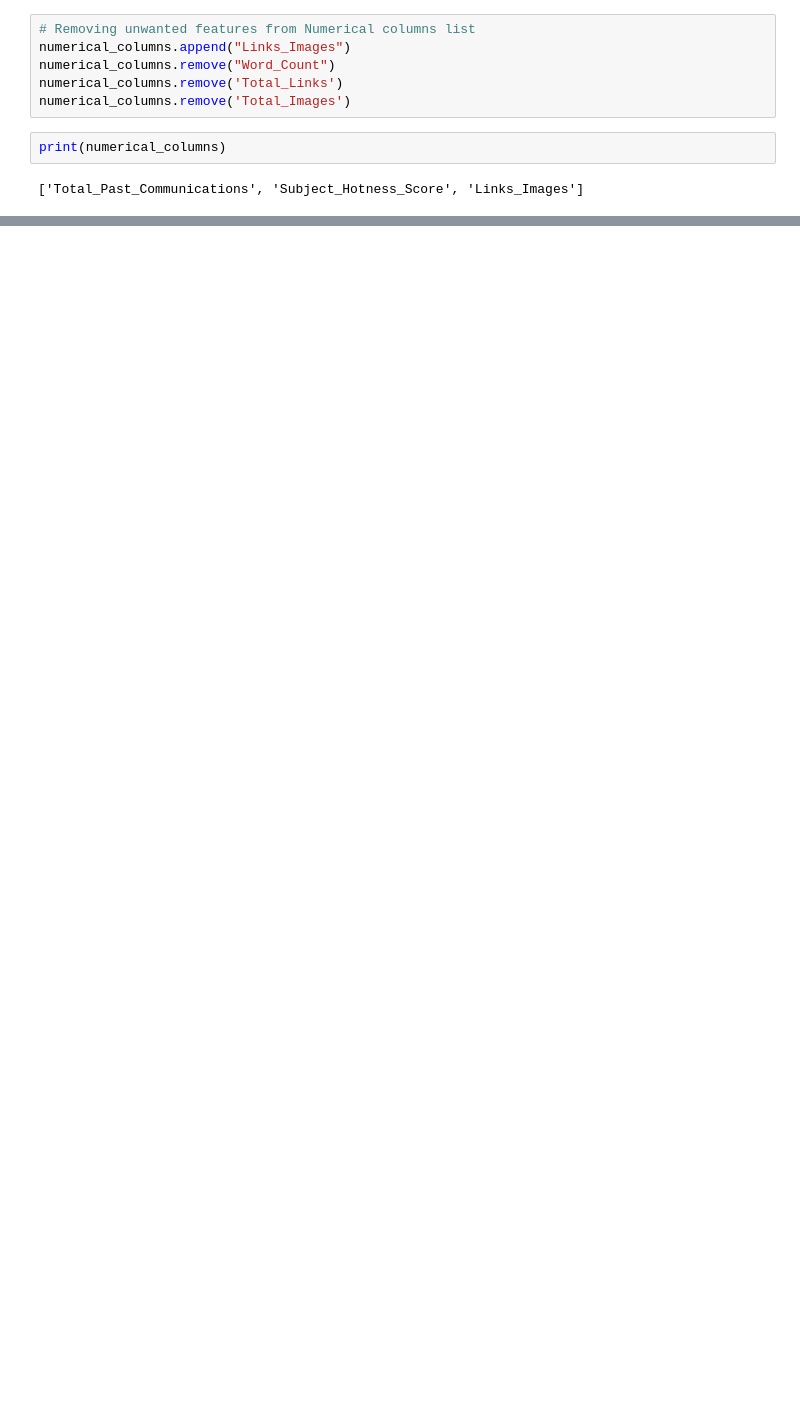
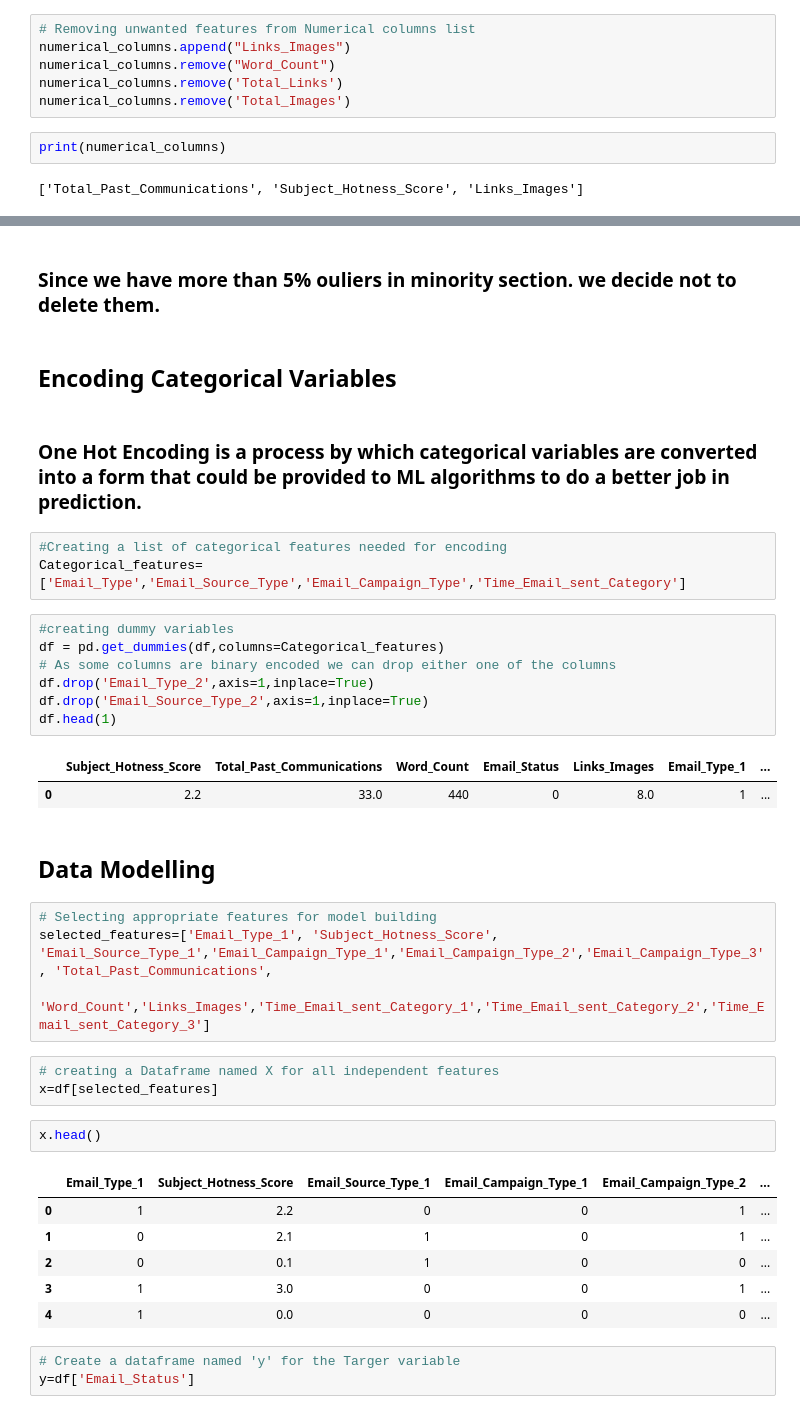
Before and after one commit to Dany511/Email-Campaign-Effectiveness-Prediction, a Jupyter notebook: Email_Campaign_Capstone.ipynb, the cells around one changed output, grey strips where cells are left out. Cells and saved outputs as stored; diff of their text form; blank space fills up the shorter version.

```diff
--- a/Email_Campaign_Capstone.ipynb
+++ b/Email_Campaign_Capstone.ipynb
@@ -338,0 +394,40 @@ print(numerical_columns)
+# %% [markdown]
+### Since we have more than 5% ouliers in minority section. we decide not to delete them.
+# %% [markdown]
+## **Encoding Categorical Variables**
+# %% [markdown]
+### One Hot Encoding is a process by which categorical variables are converted into a form that could be provided to ML algorithms to do a better job in prediction.
+# %%
+#Creating a list of categorical features needed for encoding
+Categorical_features=['Email_Type','Email_Source_Type','Email_Campaign_Type','Time_Email_sent_Category']
+# %%
+#creating dummy variables
+df = pd.get_dummies(df,columns=Categorical_features)
+# As some columns are binary encoded we can drop either one of the columns
+df.drop('Email_Type_2',axis=1,inplace=True)
+df.drop('Email_Source_Type_2',axis=1,inplace=True)
+df.head(1)
+# %% [output]
+|  | Subject_Hotness_Score | Total_Past_Communications | Word_Count | Email_Status | Links_Images | Email_Type_1 | ... |
+| 0 | 2.2 | 33.0 | 440 | 0 | 8.0 | 1 | ... |
+# %% [markdown]
+## **Data Modelling**
+# %%
+# Selecting appropriate features for model building
+selected_features=['Email_Type_1', 'Subject_Hotness_Score', 'Email_Source_Type_1','Email_Campaign_Type_1','Email_Campaign_Type_2','Email_Campaign_Type_3', 'Total_Past_Communications',
+        'Word_Count','Links_Images','Time_Email_sent_Category_1','Time_Email_sent_Category_2','Time_Email_sent_Category_3']
+# %%
+# creating a Dataframe named X for all independent features
+x=df[selected_features]
+# %%
+x.head()
+# %% [output]
+|  | Email_Type_1 | Subject_Hotness_Score | Email_Source_Type_1 | Email_Campaign_Type_1 | Email_Campaign_Type_2 | ... |
+| 0 | 1 | 2.2 | 0 | 0 | 1 | ... |
+| 1 | 0 | 2.1 | 1 | 0 | 1 | ... |
+| 2 | 0 | 0.1 | 1 | 0 | 0 | ... |
+| 3 | 1 | 3.0 | 0 | 0 | 1 | ... |
+| 4 | 1 | 0.0 | 0 | 0 | 0 | ... |
+# %%
+# Create a dataframe named 'y' for the Targer variable
+y=df['Email_Status']
```
Also changed, not shown: parts of 21 cells of this notebook.
